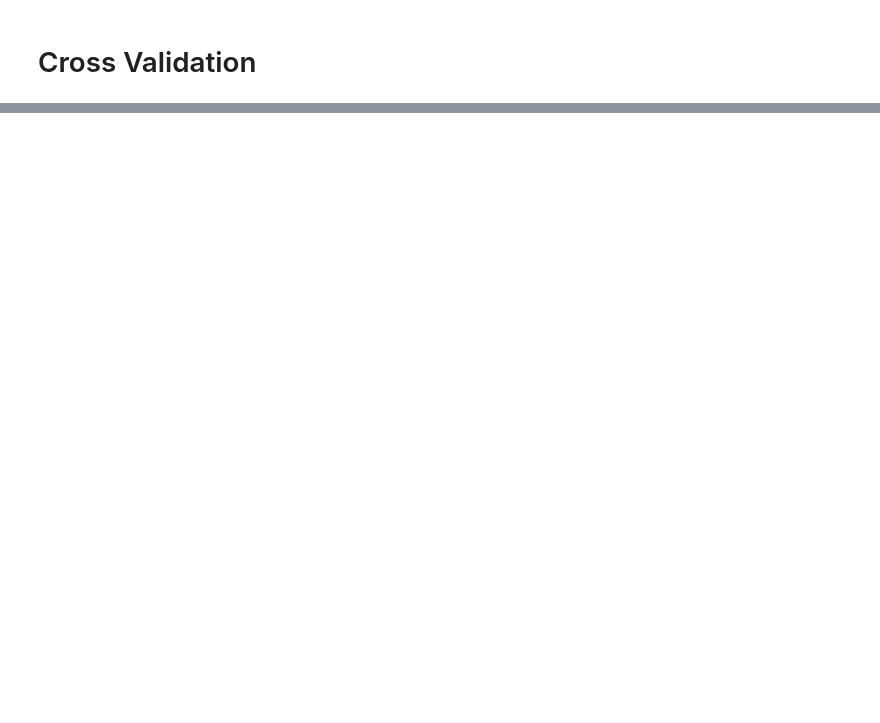
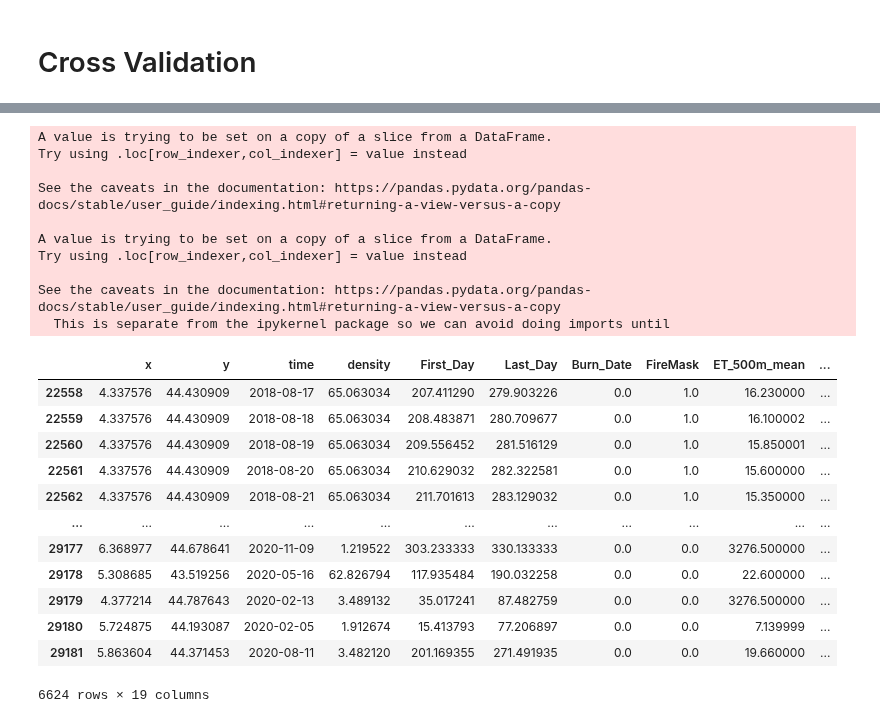
Before and after one commit to Sliders122/wildfire, a Jupyter notebook: model_selection.ipynb, the cells around one changed output, grey strips where cells are left out. Drawn from its saved outputs; the diff is of its cells as text; code cells hidden in the pictures; blank space fills up the shorter version.

```diff
--- a/model_selection.ipynb
+++ b/model_selection.ipynb
@@ -104,9 +164,6 @@ df = df[(df.FireMask != 0) & (df.FireMask != 1) & (df.FireMask != 2)]
 
 # drop the columns we don't need anymore
 df = df.drop(columns = ["crs" , "band", "spatial_ref"])
-# %%
-df = fill_ds_mean(ds, period_size=10, list_variables = dynamic_variables)
-#ds
 # %%
 # Correlation matrix :
 cor = df.corr()
@@ -283,7 +404,7 @@ from xgboost import XGBClassifier
 from sklearn.model_selection import StratifiedKFold
 from sklearn.metrics import accuracy_score, classification_report
 
-model_XGB = XGBClassifier(n_estimators=100, max_depth=2, random_state=71)
+model_XGB = XGBClassifier(n_estimators=100, max_depth=6, use_label_encoder=False)
 kf = StratifiedKFold(n_splits=10, shuffle=True, random_state=71)
 i = 1
 Accuracy_array = []
@@ -329,0 +511,29 @@ print(f"Mean accuracy: {np.mean(Accuracy_array)}")
+# %%
+def predict_lgbm_model(the_df_test, model):
+    """
+    This function predicts the lgbm model
+    input:
+        the_df_test: the tet dataframe
+        model: the model
+    output:
+        the predictions
+    """
+    # define the features
+    X_test = the_df_test.drop(['time','FireMask'], axis=1)
+    # predict the model
+    y_pred = model.predict(X_test)
+    # give the perobabilities of the predictions
+    y_pred_proba = model.predict_proba(X_test)
+    # Add the predictions and the probabilities to the dataframe
+    #the_df_test['FireMask_pred'] = y_pred
+    #the_df_test['FireMask_proba'] = y_pred_proba[:,1]
+
+    # Stack the prediction with the time and target
+    the_df_pred = pd.DataFrame({"time":the_df_test["time"], "FireMask": the_df_test["FireMask"].astype(int),
+                                "FireMask_pred": y_pred, "FireMask_proba": y_pred_proba[:, 1]})
+
+    # return the the dataframe
+    return the_df_pred
+
+df_pred = predict_lgbm_model(df_test, lgbm_model)
+df_pred
@@ -329,0 +609,29 @@ print(f"Mean accuracy: {np.mean(Accuracy_array)}")
+# %%
+# Add the predictions and the probabilities to the dataframe
+df_test['FireMask_pred'] = df_pred['FireMask_pred']
+df_test['FireMask_proba'] = df_pred['FireMask_proba']
+df_test
+# %% [output]
+A value is trying to be set on a copy of a slice from a DataFrame.
+Try using .loc[row_indexer,col_indexer] = value instead
+
+See the caveats in the documentation: https://pandas.pydata.org/pandas-docs/stable/user_guide/indexing.html#returning-a-view-versus-a-copy
+
+A value is trying to be set on a copy of a slice from a DataFrame.
+Try using .loc[row_indexer,col_indexer] = value instead
+
+See the caveats in the documentation: https://pandas.pydata.org/pandas-docs/stable/user_guide/indexing.html#returning-a-view-versus-a-copy
+  This is separate from the ipykernel package so we can avoid doing imports until
+|  | x | y | time | density | First_Day | Last_Day | Burn_Date | FireMask | ET_500m_mean | ... |
+| 22558 | 4.337576 | 44.430909 | 2018-08-17 | 65.063034 | 207.411290 | 279.903226 | 0.0 | 1.0 | 16.230000 | ... |
+| 22559 | 4.337576 | 44.430909 | 2018-08-18 | 65.063034 | 208.483871 | 280.709677 | 0.0 | 1.0 | 16.100002 | ... |
+| 22560 | 4.337576 | 44.430909 | 2018-08-19 | 65.063034 | 209.556452 | 281.516129 | 0.0 | 1.0 | 15.850001 | ... |
+| 22561 | 4.337576 | 44.430909 | 2018-08-20 | 65.063034 | 210.629032 | 282.322581 | 0.0 | 1.0 | 15.600000 | ... |
+| 22562 | 4.337576 | 44.430909 | 2018-08-21 | 65.063034 | 211.701613 | 283.129032 | 0.0 | 1.0 | 15.350000 | ... |
+| ... | ... | ... | ... | ... | ... | ... | ... | ... | ... | ... |
+| 29177 | 6.368977 | 44.678641 | 2020-11-09 | 1.219522 | 303.233333 | 330.133333 | 0.0 | 0.0 | 3276.500000 | ... |
+| 29178 | 5.308685 | 43.519256 | 2020-05-16 | 62.826794 | 117.935484 | 190.032258 | 0.0 | 0.0 | 22.600000 | ... |
+| 29179 | 4.377214 | 44.787643 | 2020-02-13 | 3.489132 | 35.017241 | 87.482759 | 0.0 | 0.0 | 3276.500000 | ... |
+| 29180 | 5.724875 | 44.193087 | 2020-02-05 | 1.912674 | 15.413793 | 77.206897 | 0.0 | 0.0 | 7.139999 | ... |
+| 29181 | 5.863604 | 44.371453 | 2020-08-11 | 3.482120 | 201.169355 | 271.491935 | 0.0 | 0.0 | 19.660000 | ... |
+6624 rows × 19 columns
```
Also changed, not shown: parts of 25 cells of this notebook.
